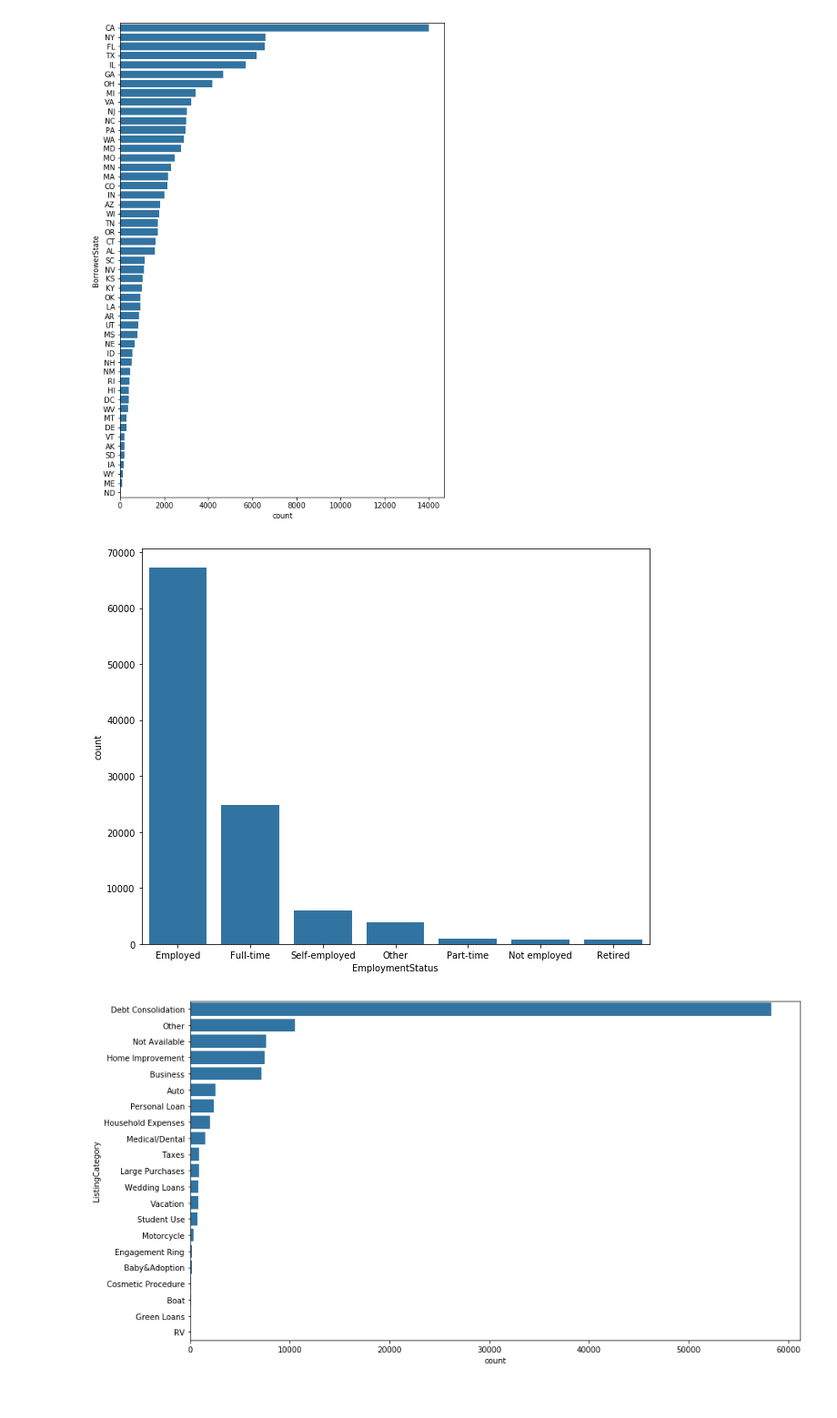
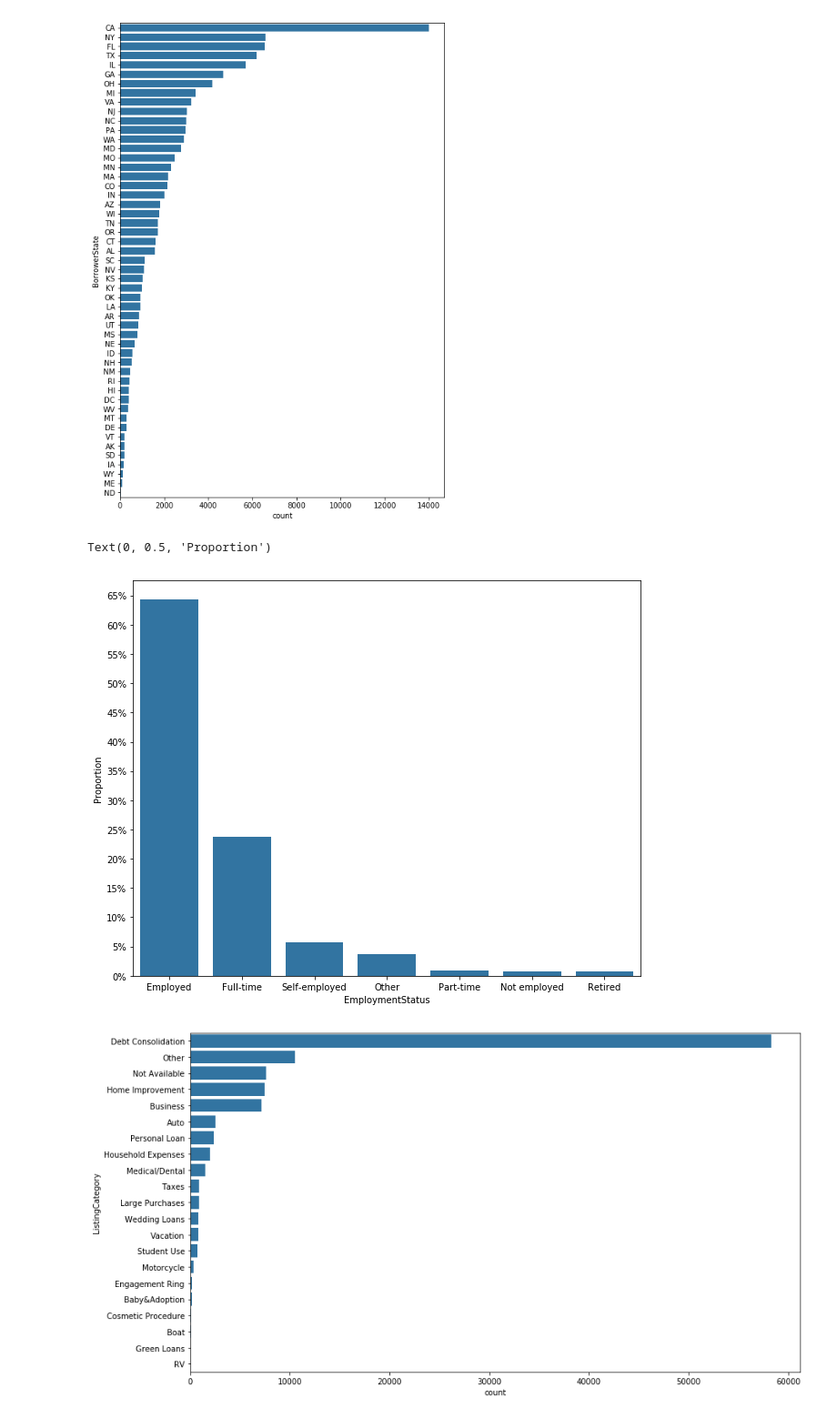
Before and after one commit to Jeff-VA/Udacity-Communicate-Data-Project, a Jupyter notebook: exploration.ipynb, the cells around one changed output. Shown: that part at 91% size. Drawn from its saved outputs; the diff is of its cells as text; code cells hidden in the pictures.

```diff
--- a/exploration.ipynb
+++ b/exploration.ipynb
@@ -349,11 +352,22 @@ sns.countplot(data = df_trimmed, y = 'BorrowerState', color = base_color, order
 <matplotlib.axes._subplots.AxesSubplot at 0x...>
 [figure]
 # %%
+n_points = df_trimmed.shape[0]
+max_count = df_trimmed['EmploymentStatus'].value_counts().max()
+max_prop = max_count / n_points
+
+tick_props = np.arange(0, max_prop + 0.05, 0.05)
+tick_names = ['{}%'.format(int(i*100)) for i in tick_props]
+
 es_order = df_trimmed.EmploymentStatus.value_counts().index
+
 plt.figure(figsize=(10,8))
-sns.countplot(data = df_trimmed, x = 'EmploymentStatus', color = base_color, order = es_order);
+sns.countplot(data = df_trimmed, x = 'EmploymentStatus', color = base_color, order = es_order)
+plt.yticks(tick_props * n_points, tick_names)
+plt.ylabel('Proportion')
 # %% [output]
+Text(0, 0.5, 'Proportion')
-[figure, old version]
+[figure, new version]
 # %%
 lc_order = df_trimmed.ListingCategory.value_counts().index
 
```
Also changed, not shown: parts of 8 cells of this notebook.
